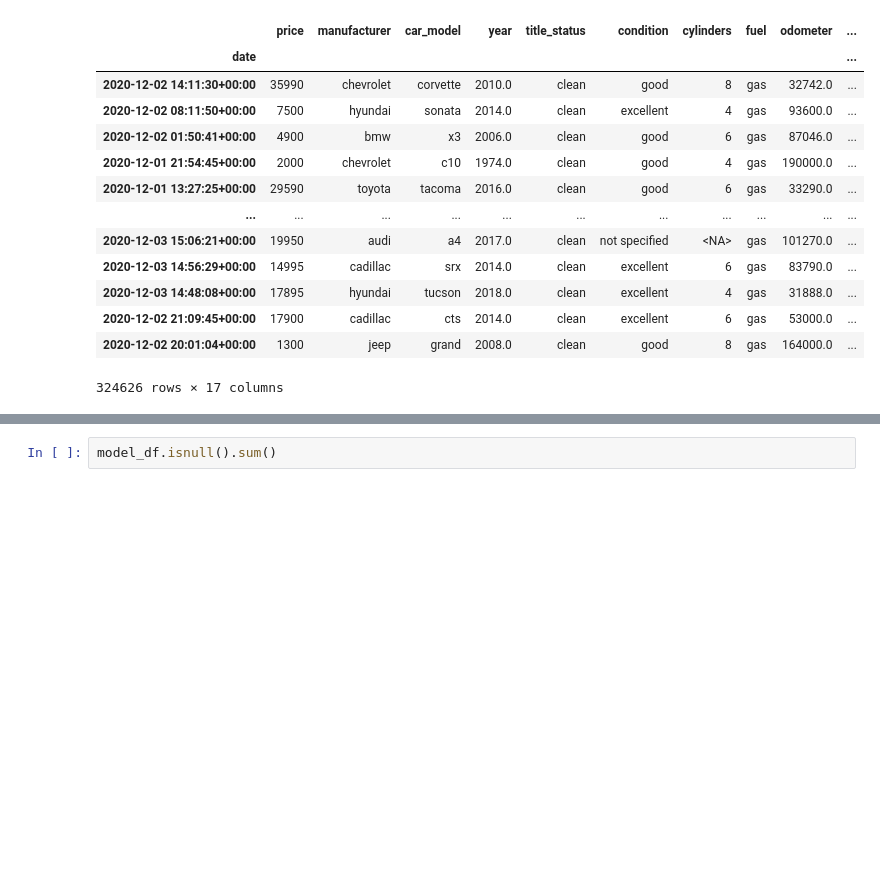
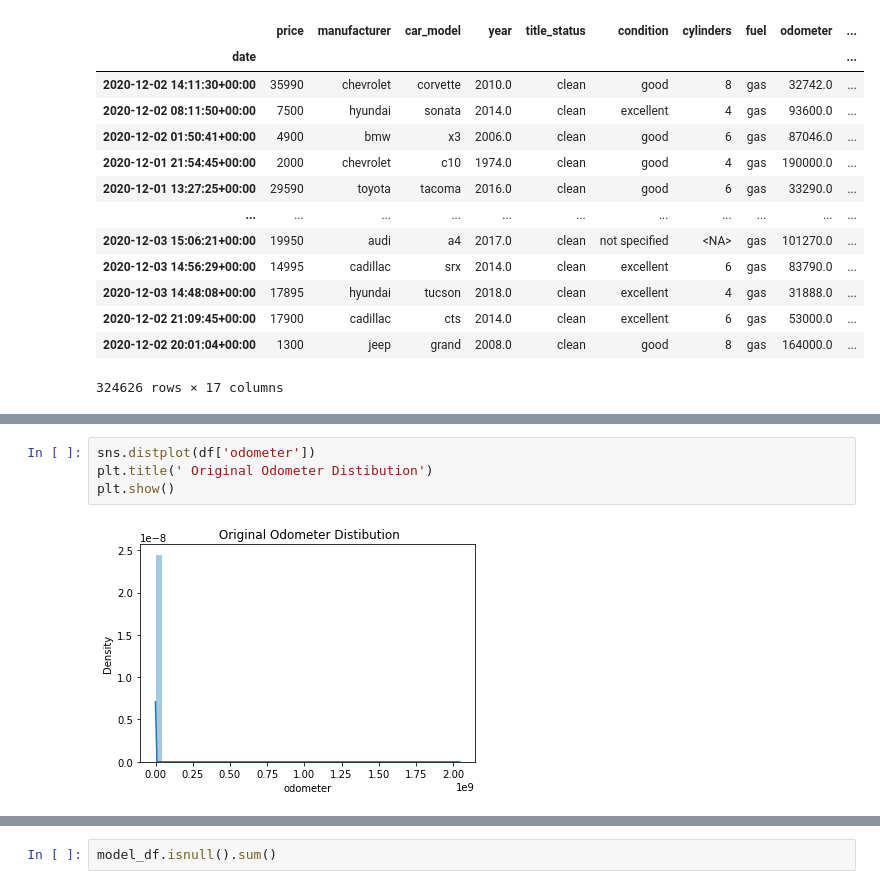
Before and after one commit to Dearsu520/automotive-modeling-project, a Jupyter notebook: ETL/Vehicle_transformation.ipynb, the cells around one changed output, grey strips where cells are left out. Drawn from its saved outputs; the diff is of its cells as text; blank space fills up the shorter version.

```diff
--- a/ETL/Vehicle_transformation.ipynb
+++ b/ETL/Vehicle_transformation.ipynb
@@ -462,0 +469,6 @@ model_df
+# %%
+sns.distplot(df['odometer'])
+plt.title(' Original Odometer Distibution')
+plt.show()
+# %% [output]
+[figure, added]
```
Also changed, not shown: parts of 12 cells of this notebook, 1 other file.
